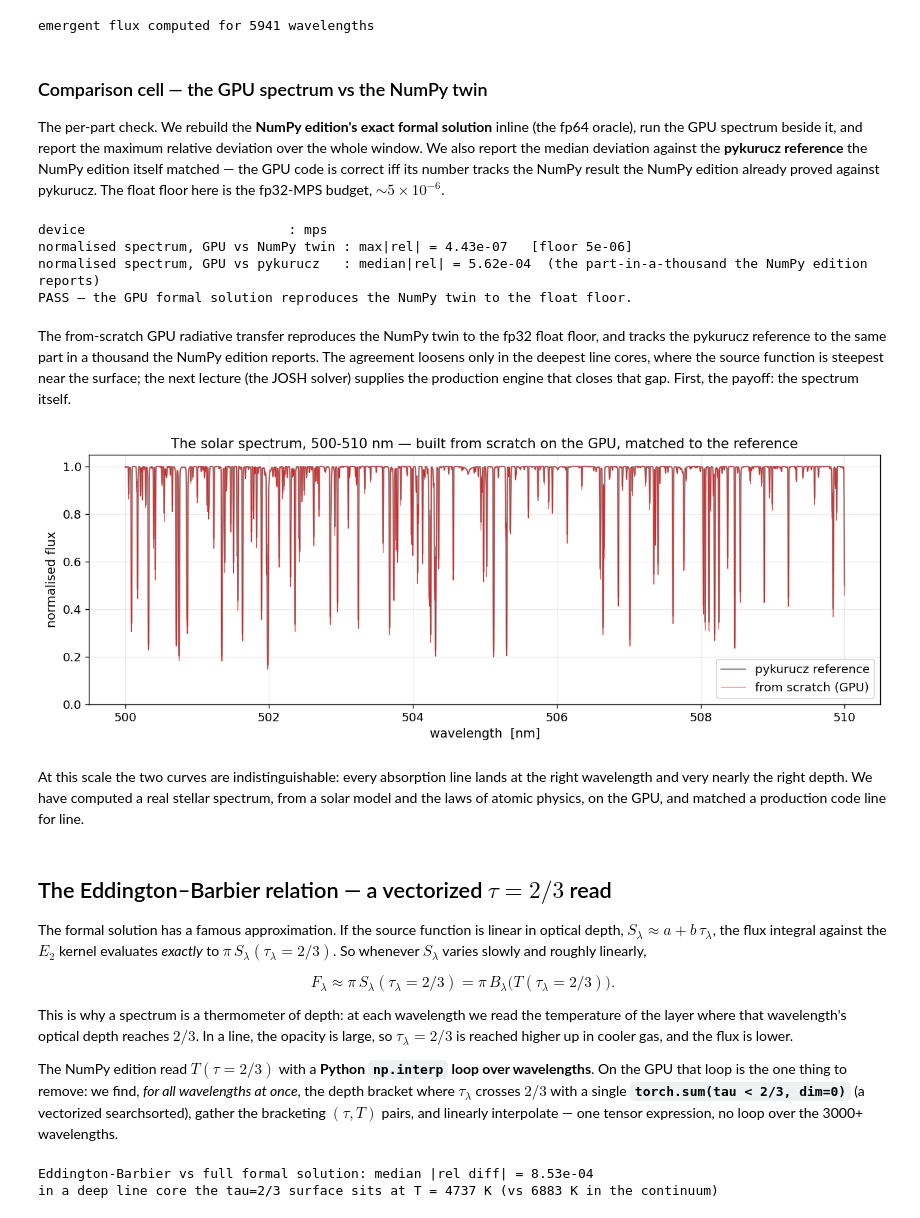
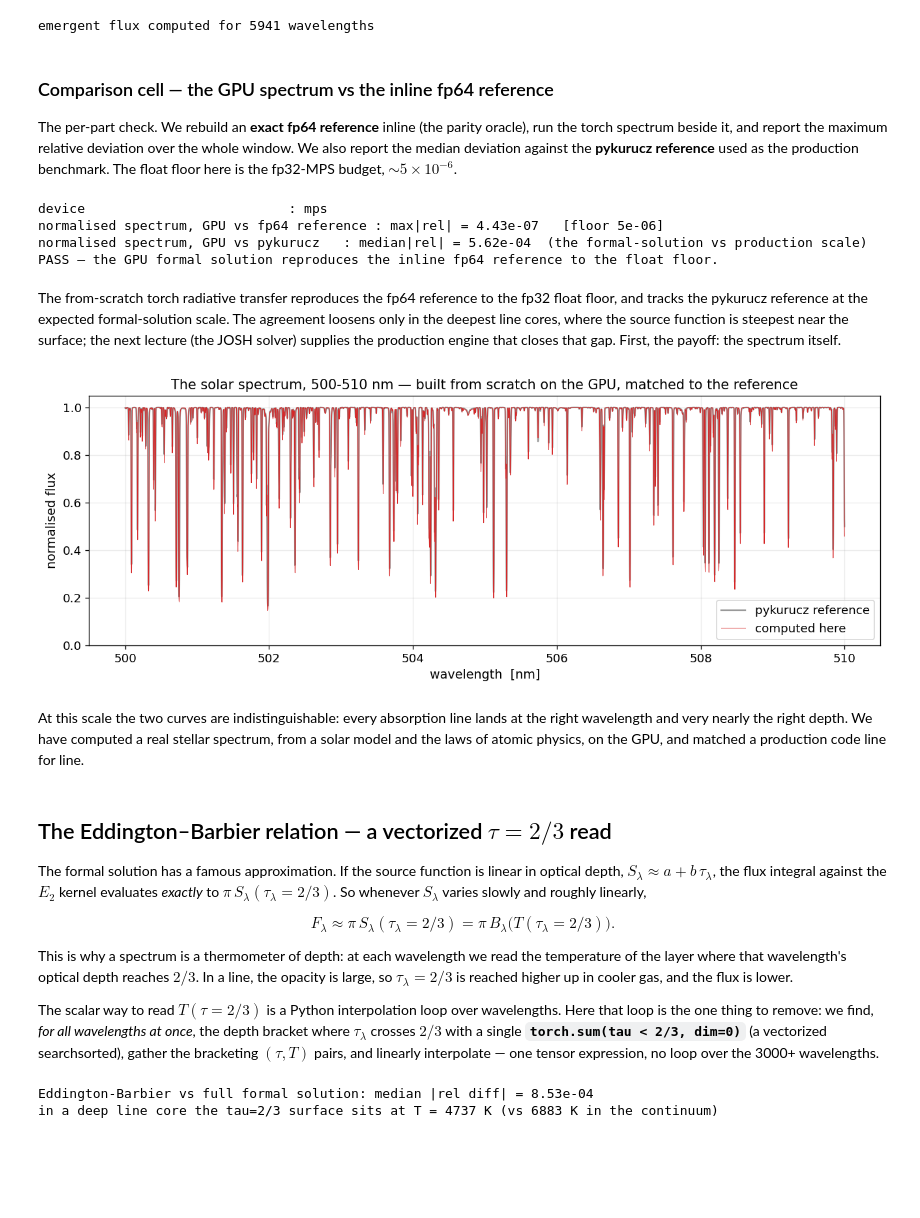
Before and after one commit to tingyuansen/stellar-spectroscopy-from-scratch-gpu, a Jupyter notebook: content/Lecture7.ipynb, the cells around one changed output. Cells and saved outputs as stored; diff of their text form; code cells hidden in the pictures; blank space fills up the shorter version.

```diff
--- a/content/Lecture7.ipynb
+++ b/content/Lecture7.ipynb
@@ -241,11 +241,11 @@ print(f"emergent flux computed for {spectrum.numel()} wavelengths")
 # %% [output]
 emergent flux computed for 5941 wavelengths
 # %% [markdown]
-### Comparison cell — the GPU spectrum vs the NumPy twin
+### Comparison cell — the GPU spectrum vs the inline fp64 reference
 
-The per-part check. We rebuild the **NumPy edition's exact formal solution** inline (the fp64 oracle), run the GPU spectrum beside it, and report the maximum relative deviation over the whole window. We also report the median deviation against the **pykurucz reference** the NumPy edition itself matched — the GPU code is correct iff its number tracks the NumPy result the NumPy edition already proved against pykurucz. The float floor here is the fp32-MPS budget, $\sim5\times10^{-6}$.
+The per-part check. We rebuild an **exact fp64 reference** inline (the parity oracle), run the torch spectrum beside it, and report the maximum relative deviation over the whole window. We also report the median deviation against the **pykurucz reference** used as the production benchmark. The float floor here is the fp32-MPS budget, $\sim5\times10^{-6}$.
 # %%
-# --- the NumPy edition's exact formal solution, inline (the fp64 parity oracle) ---
+# --- the exact fp64 NumPy formal solution, inline (the parity oracle) ---
 def _np_od(kappa):
     dt = 0.5*(kappa[1:]+kappa[:-1])*np.diff(rhox_np)[:, None]
     t = np.empty_like(kappa); t[0] = kappa[0]*rhox_np[0]; t[1:] = t[0] + np.cumsum(dt, axis=0); return t
@@ -276,34 +276,34 @@ def relmax(a, b):
     return float(np.max(np.abs(np.asarray(a, float) - b) / d))
 
 spec_gpu = _np(spectrum)
-dev_spec = relmax(spec_gpu, spec_np)                                 # GPU vs NumPy twin (the gate)
+dev_spec = relmax(spec_gpu, spec_np)                                 # GPU vs fp64 reference (the gate)
 dev_ref  = float(np.median(np.abs(spec_gpu - ref) / ref))           # GPU vs pykurucz (sanity)
 
 FLOOR = 5e-6
 print(f"device                          : {DEVICE}")
-print(f"normalised spectrum, GPU vs NumPy twin : max|rel| = {dev_spec:.2e}   "
+print(f"normalised spectrum, GPU vs fp64 reference : max|rel| = {dev_spec:.2e}   "
       f"[floor {FLOOR:.0e}]")
 print(f"normalised spectrum, GPU vs pykurucz   : median|rel| = {dev_ref:.2e}  "
-      f"(the part-in-a-thousand the NumPy edition reports)")
+      f"(the formal-solution vs production scale)")
 assert dev_spec < FLOOR, f"GPU spectrum exceeds the float floor: {dev_spec:.2e}"
-print("PASS — the GPU formal solution reproduces the NumPy twin to the float floor.")
+print("PASS — the GPU formal solution reproduces the inline fp64 reference to the float floor.")
 # %% [output]
 device                          : mps
-normalised spectrum, GPU vs NumPy twin : max|rel| = 4.43e-07   [floor 5e-06]
-normalised spectrum, GPU vs pykurucz   : median|rel| = 5.62e-04  (the part-in-a-thousand the NumPy edition reports)
-PASS — the GPU formal solution reproduces the NumPy twin to the float floor.
+normalised spectrum, GPU vs fp64 reference : max|rel| = 4.43e-07   [floor 5e-06]
+normalised spectrum, GPU vs pykurucz   : median|rel| = 5.62e-04  (the formal-solution vs production scale)
+PASS — the GPU formal solution reproduces the inline fp64 reference to the float floor.
 # %% [markdown]
-The from-scratch GPU radiative transfer reproduces the NumPy twin to the fp32 float floor, and tracks the pykurucz reference to the same part in a thousand the NumPy edition reports. The agreement loosens only in the deepest line cores, where the source function is steepest near the surface; the next lecture (the JOSH solver) supplies the production engine that closes that gap. First, the payoff: the spectrum itself.
+The from-scratch torch radiative transfer reproduces the fp64 reference to the fp32 float floor, and tracks the pykurucz reference at the expected formal-solution scale. The agreement loosens only in the deepest line cores, where the source function is steepest near the surface; the next lecture (the JOSH solver) supplies the production engine that closes that gap. First, the payoff: the spectrum itself.
 # %%
 fig, ax = plt.subplots(figsize=(11, 4.2))
 ax.plot(wl_np, ref, color="0.6", lw=1.4, label="pykurucz reference")
-ax.plot(wl_np, spec_gpu, color="C3", lw=0.6, label="from scratch (GPU)")
+ax.plot(wl_np, spec_gpu, color="C3", lw=0.6, label="computed here")
 ax.set_xlabel("wavelength  [nm]"); ax.set_ylabel("normalised flux")
 ax.set_title("The solar spectrum, 500-510 nm — built from scratch on the GPU, matched to the reference")
 ax.set_ylim(0, 1.05); ax.legend(loc="lower right")
 fig.tight_layout(); plt.show()
 # %% [output]
-[figure, old version]
+[figure, new version]
 # %% [markdown]
 At this scale the two curves are indistinguishable: every absorption line lands at the right wavelength and very nearly the right depth. We have computed a real stellar spectrum, from a solar model and the laws of atomic physics, on the GPU, and matched a production code line for line.
 # %% [markdown]
@@ -317,7 +317,7 @@ $$
 
 This is why a spectrum is a thermometer of depth: at each wavelength we read the temperature of the layer where that wavelength's optical depth reaches $2/3$. In a line, the opacity is large, so $\tau_\lambda = 2/3$ is reached higher up in cooler gas, and the flux is lower.
 
-The NumPy edition read $T(\tau=2/3)$ with a **Python `np.interp` loop over wavelengths**. On the GPU that loop is the one thing to remove: we find, *for all wavelengths at once*, the depth bracket where $\tau_\lambda$ crosses $2/3$ with a single **`torch.sum(tau < 2/3, dim=0)`** (a vectorized searchsorted), gather the bracketing $(\tau, T)$ pairs, and linearly interpolate — one tensor expression, no loop over the 3000+ wavelengths.
+The scalar way to read $T(\tau=2/3)$ is a Python interpolation loop over wavelengths. Here that loop is the one thing to remove: we find, *for all wavelengths at once*, the depth bracket where $\tau_\lambda$ crosses $2/3$ with a single **`torch.sum(tau < 2/3, dim=0)`** (a vectorized searchsorted), gather the bracketing $(\tau, T)$ pairs, and linearly interpolate — one tensor expression, no loop over the 3000+ wavelengths.
 # %%
 def eddington_barbier_T(tau, T):
     """Read T where tau_lambda = 2/3 at every wavelength, fully vectorized (no per-wl loop)."""
```
Also changed, not shown: parts of 9 cells of this notebook, 46 other files.
